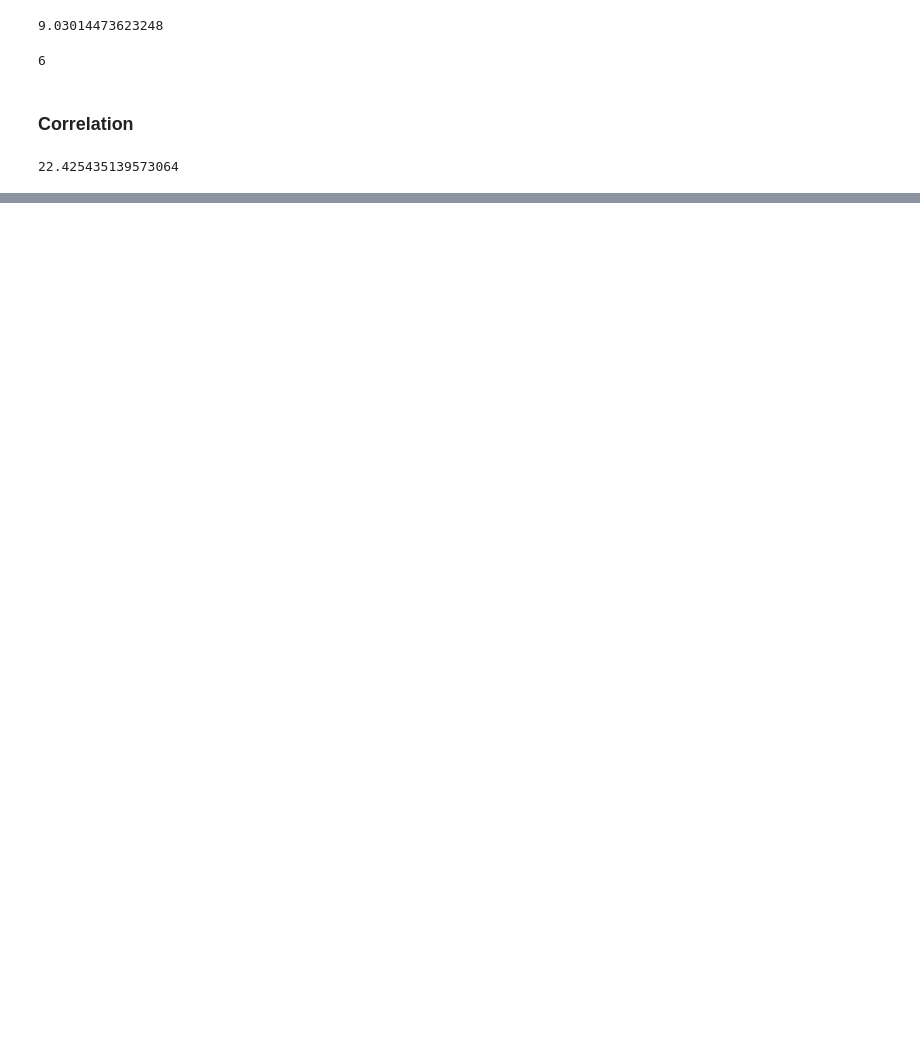
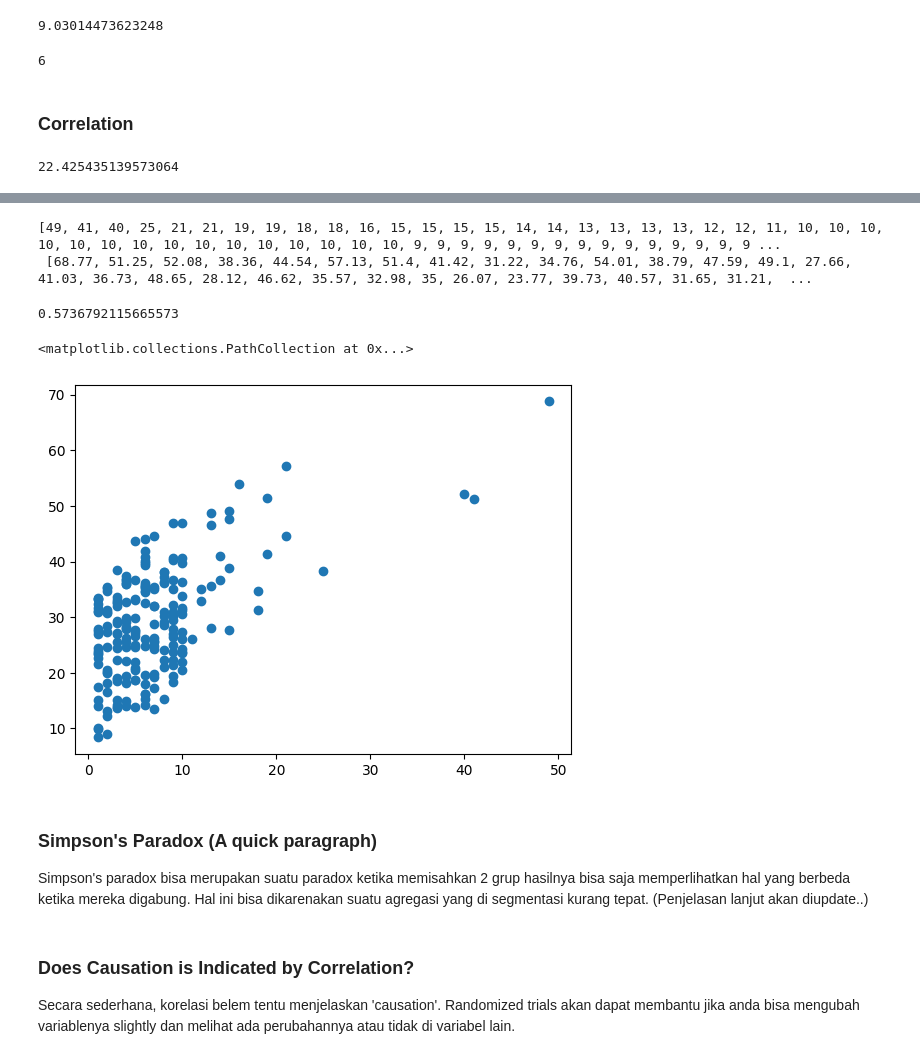
Before and after one commit to icanooooo/ML_DS_learn, a Jupyter notebook: 5_Statistics.ipynb, the cells around one changed output, grey strips where cells are left out. Saved outputs shown, nothing was run; the diff lists cells and outputs as text; code cells hidden in the pictures; blank space fills up the shorter version.

```diff
--- a/5_Statistics.ipynb
+++ b/5_Statistics.ipynb
@@ -167,3 +190,15 @@ def covariance(x, y):
 covariance(num_friends, daily_minutes)
 # %% [output]
 22.425435139573064
+# %%
+def correlation(x, y):
+    stdev_x = standard_deviation(x)
+    stdev_y = standard_deviation(y)
+
+    if stdev_x > 0 and stdev_y > 0:
+        return covariance(x, y) / stdev_x /stdev_y
+    else:
+        print("No correlations")
+        return 0
+
+correlation(num_friends, daily_minutes) # 0.25 represent a weak positive correlation
@@ -169,0 +218,34 @@ covariance(num_friends, daily_minutes)
+# %%
+index_outlier = num_friends.index(100)
+
+num_friends_without_outlier = [x for i, x
+                               in enumerate(num_friends)
+                               if i != index_outlier]
+
+daily_minutes_without_outlier = [x for i, x
+                                 in enumerate(daily_minutes)
+                                 if i != index_outlier]
+
+print(num_friends_without_outlier, '\n', daily_minutes_without_outlier)
+# %% [output]
+[49, 41, 40, 25, 21, 21, 19, 19, 18, 18, 16, 15, 15, 15, 15, 14, 14, 13, 13, 13, 13, 12, 12, 11, 10, 10, 10, 10, 10, 10, 10, 10, 10, 10, 10, 10, 10, 10, 10, 9, 9, 9, 9, 9, 9, 9, 9, 9, 9, 9, 9, 9, 9, 9 ...
+ [68.77, 51.25, 52.08, 38.36, 44.54, 57.13, 51.4, 41.42, 31.22, 34.76, 54.01, 38.79, 47.59, 49.1, 27.66, 41.03, 36.73, 48.65, 28.12, 46.62, 35.57, 32.98, 35, 26.07, 23.77, 39.73, 40.57, 31.65, 31.21,  ...
+# %%
+# Correlation without outliers
+
+without_outlier = correlation(num_friends_without_outlier, daily_minutes_without_outlier) # Whoa the correlation is 0.57!
+print(without_outlier)
+
+plt.scatter(num_friends_without_outlier, daily_minutes_without_outlier)
+# %% [output]
+0.5736792115665573
+<matplotlib.collections.PathCollection at 0x...>
+[figure, added]
+# %% [markdown]
+### Simpson's Paradox (A quick paragraph)
+
+Simpson's paradox bisa merupakan suatu paradox ketika memisahkan 2 grup hasilnya bisa saja memperlihatkan hal yang berbeda ketika mereka digabung. Hal ini bisa dikarenakan suatu agregasi yang di segmentasi kurang tepat. (Penjelasan lanjut akan diupdate..)
+# %% [markdown]
+### Does Causation is Indicated by Correlation?
+
+Secara sederhana, korelasi belem tentu menjelaskan 'causation'. Randomized trials akan dapat membantu jika anda bisa mengubah variablenya slightly dan melihat ada perubahannya atau tidak di variabel lain.
```
Also changed, not shown: parts of 7 cells of this notebook.
